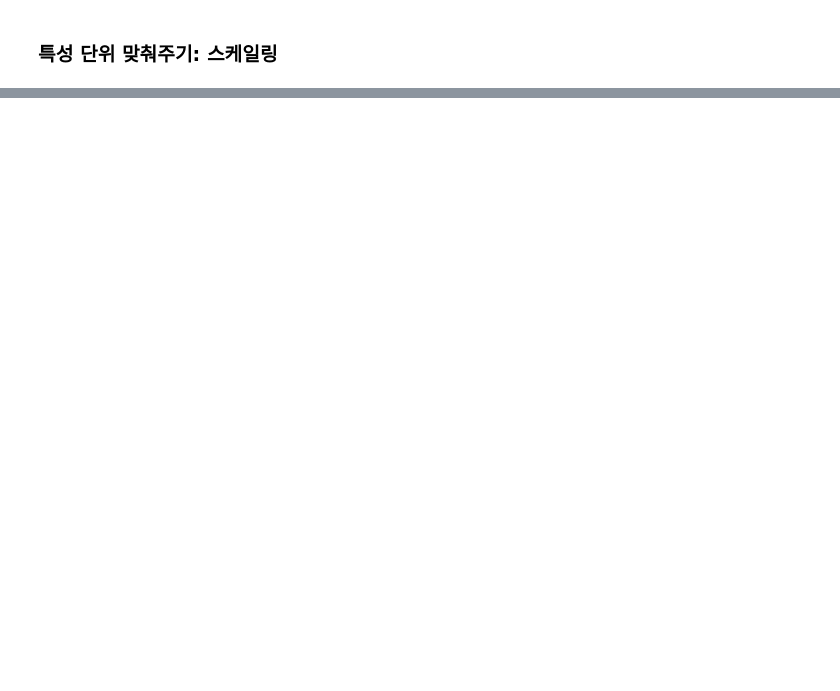
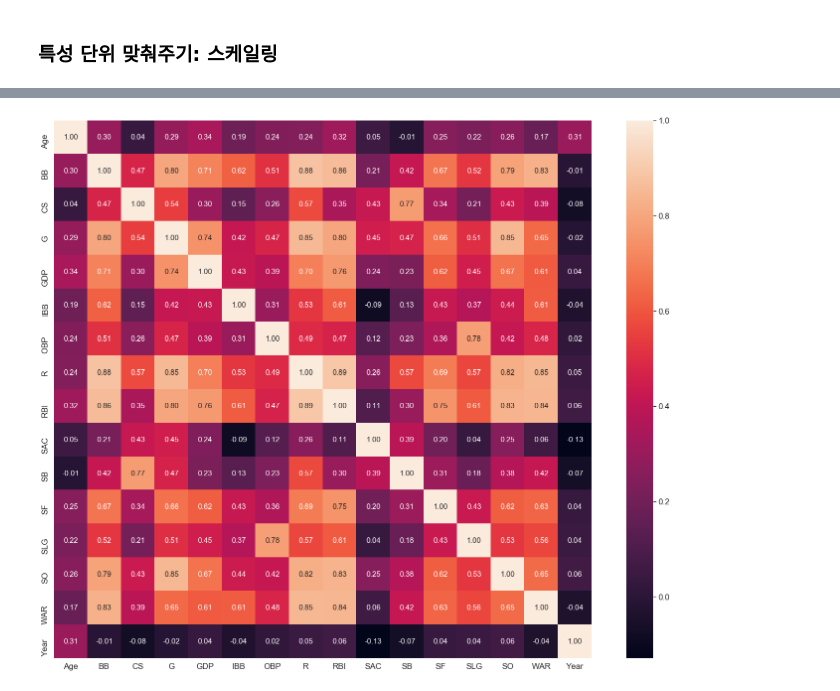
Before and after one commit to ch-4ml/machine-learning-study, a Jupyter notebook: tensorflow/practice/KBO 타자 연봉 예측.ipynb, the cells around one changed output, grey strips where cells are left out. Saved outputs shown, nothing was run; the diff lists cells and outputs as text; code cells hidden in the pictures; blank space fills up the shorter version.

```diff
--- a/tensorflow/practice/KBO 타자 연봉 예측.ipynb
+++ b/tensorflow/practice/KBO 타자 연봉 예측.ipynb
@@ -397,0 +436,23 @@ plt.show()
+# %%
+# 특성 재선정
+batter_df = batter.drop(['Batter_Name', 'Year_Born', 'P_Year', 'YAB', 'YOPS', '1B', '2B', '3B', 'CP', 'TP', 'Hand',
+                         'H', 'HR', 'HBP', 'FBP', 'PA', 'OPS', 'TB', 'AB', 'AVG'], axis=1)
+
+# 손실 데이터 처리
+batter_df = batter_df.fillna(0)
+
+# 범주형 데이터(Hand, CP, TP)를 one-hot encoding으로 변환
+batter_df = pd.get_dummies(batter_df)
+
+X = batter_df[batter_df.columns.difference(['Salary'])]
+y = batter_df['Salary']
+X_train, X_test, y_train, y_test = train_test_split(X, y, test_size=0.2, random_state=19)
+
+# 특성 각각에 대한 scaling을 수행
+print(X.columns)
+scale_columns = ['Age', 'BB', 'CS', 'G', 'GDP', 'IBB', 'OBP',
+       'R', 'RBI', 'SAC', 'SB', 'SF', 'SLG', 'SO', 'WAR', 'Year']  # X.columns
+
+# 훈련 데이터와 테스트 데이터에 각각 적용
+X_train = standard_scaling(X_train, scale_columns)
+X_test = standard_scaling(X_test, scale_columns)
@@ -397,0 +507,22 @@ plt.show()
+# %%
+# 피처간의 상관계수 행렬을 계산합니다.
+corr = batter_df[scale_columns].corr(method='pearson')
+show_cols = ['Age', 'BB', 'CS', 'G', 'GDP', 'IBB', 'OBP',
+       'R', 'RBI', 'SAC', 'SB', 'SF', 'SLG', 'SO', 'WAR', 'Year']
+
+# corr 행렬 히트맵을 시각화합니다.
+plt.rc('font', family='NanumGothic')
+sns.set(font_scale=1.5)
+hm = sns.heatmap(corr.values,
+            cbar=True,
+            annot=True,
+            square=True,
+            fmt='.2f',
+            annot_kws={'size': 15},
+            yticklabels=show_cols,
+            xticklabels=show_cols)
+
+plt.tight_layout()
+plt.show()
+# %% [output]
+[figure, added]
```
Also changed, not shown: parts of 71 cells of this notebook, 5 other files.
